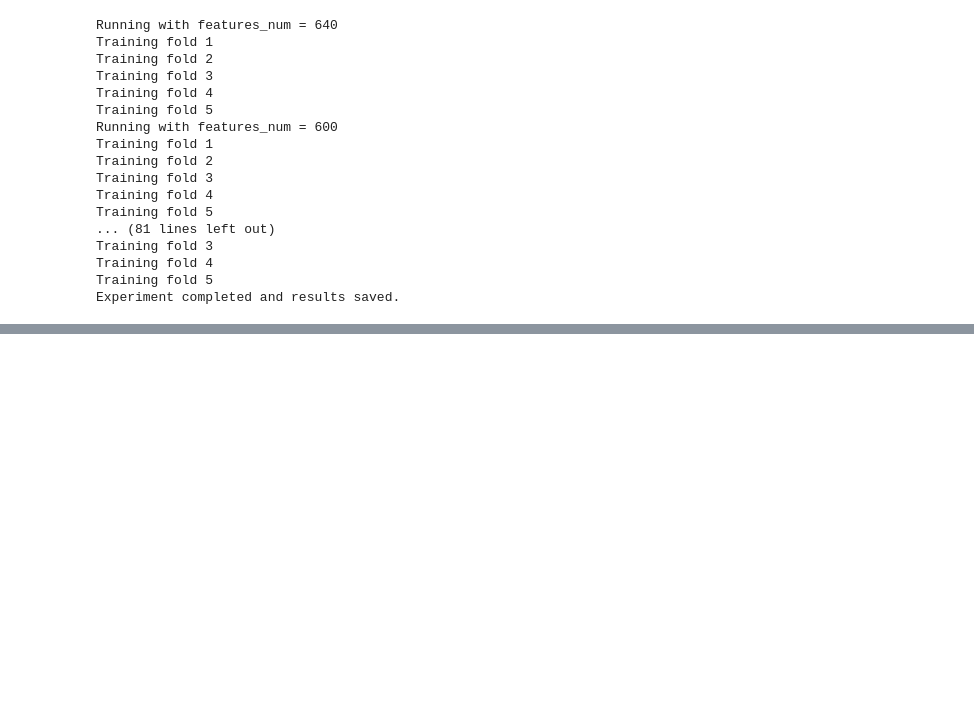
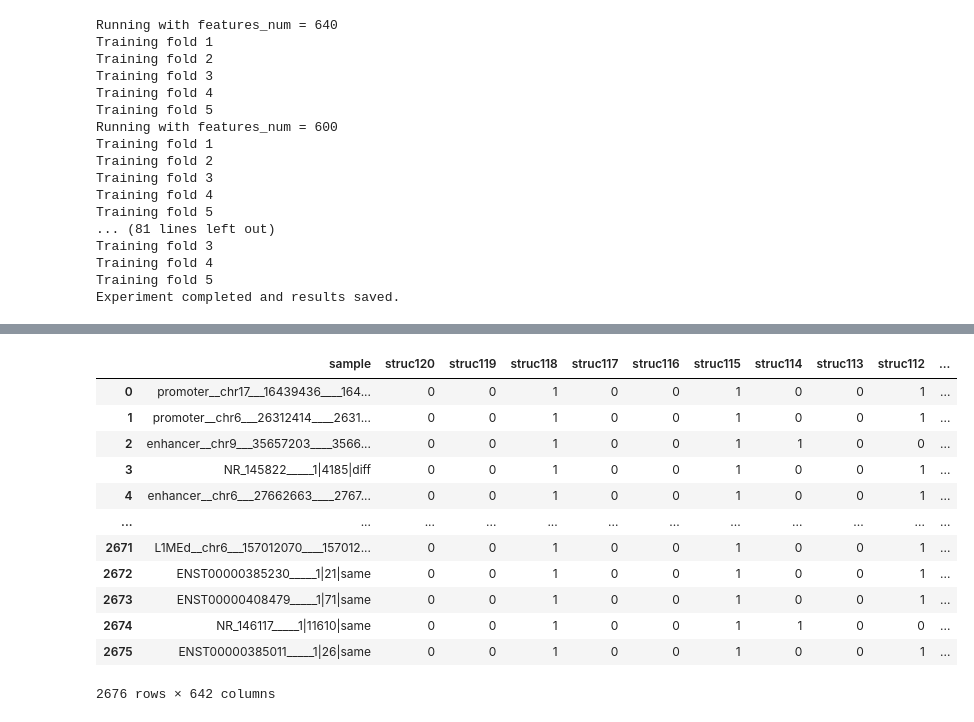
Before and after one commit to zhangysTHU/truncated_peak_classifier_demo, a Jupyter notebook: ablations/python_scripts/LR_features_ablation.ipynb, the cells around one changed output, grey strips where cells are left out. Saved outputs shown, nothing was run; the diff lists cells and outputs as text; code cells hidden in the pictures; blank space fills up the shorter version.

```diff
--- a/ablations/python_scripts/LR_features_ablation.ipynb
+++ b/ablations/python_scripts/LR_features_ablation.ipynb
@@ -248,0 +427,18 @@ Experiment completed and results saved.
+# %%
+
+
+merged_df_reordered
+# %% [output]
+|  | sample | struc120 | struc119 | struc118 | struc117 | struc116 | struc115 | struc114 | struc113 | struc112 | ... |
+| 0 | promoter__chr17___16439436____164... | 0 | 0 | 1 | 0 | 0 | 1 | 0 | 0 | 1 | ... |
+| 1 | promoter__chr6___26312414____2631... | 0 | 0 | 1 | 0 | 0 | 1 | 0 | 0 | 1 | ... |
+| 2 | enhancer__chr9___35657203____3566... | 0 | 0 | 1 | 0 | 0 | 1 | 1 | 0 | 0 | ... |
+| 3 | NR_145822_____1|4185|diff | 0 | 0 | 1 | 0 | 0 | 1 | 0 | 0 | 1 | ... |
+| 4 | enhancer__chr6___27662663____2767... | 0 | 0 | 1 | 0 | 0 | 1 | 0 | 0 | 1 | ... |
+| ... | ... | ... | ... | ... | ... | ... | ... | ... | ... | ... | ... |
+| 2671 | L1MEd__chr6___157012070____157012... | 0 | 0 | 1 | 0 | 0 | 1 | 0 | 0 | 1 | ... |
+| 2672 | ENST00000385230_____1|21|same | 0 | 0 | 1 | 0 | 0 | 1 | 0 | 0 | 1 | ... |
+| 2673 | ENST00000408479_____1|71|same | 0 | 0 | 1 | 0 | 0 | 1 | 0 | 0 | 1 | ... |
+| 2674 | NR_146117_____1|11610|same | 0 | 0 | 1 | 0 | 0 | 1 | 1 | 0 | 0 | ... |
+| 2675 | ENST00000385011_____1|26|same | 0 | 0 | 1 | 0 | 0 | 1 | 0 | 0 | 1 | ... |
+2676 rows × 642 columns
```
Also changed, not shown: parts of 2 cells of this notebook, 6 other files.
